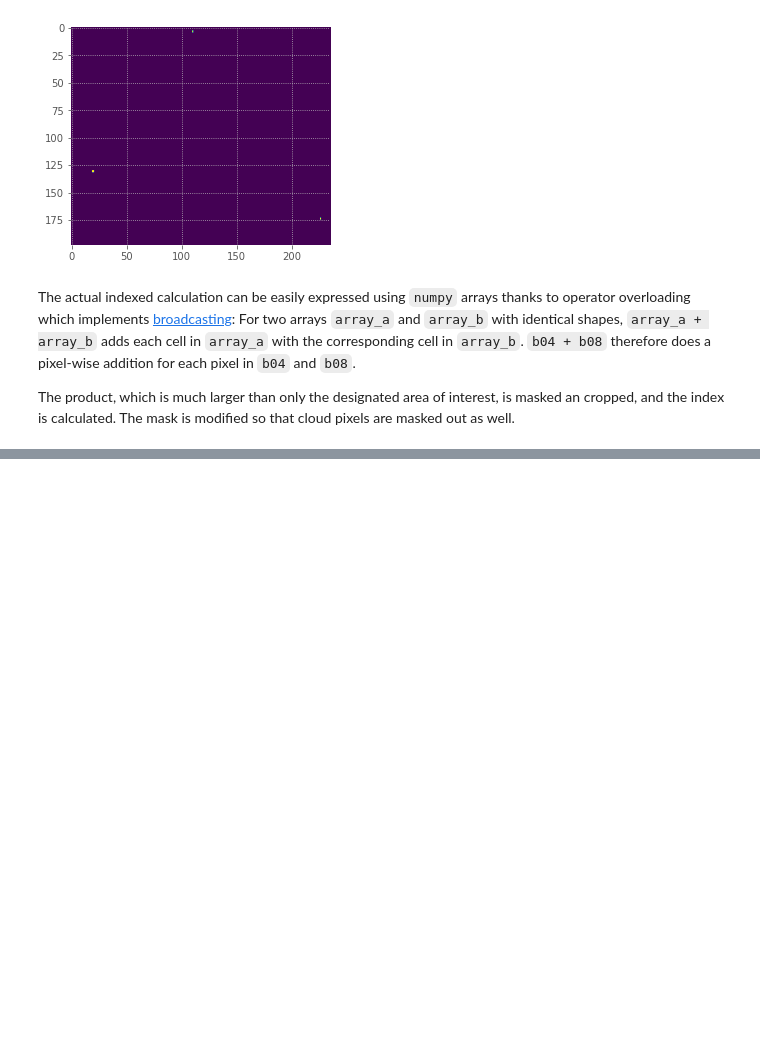
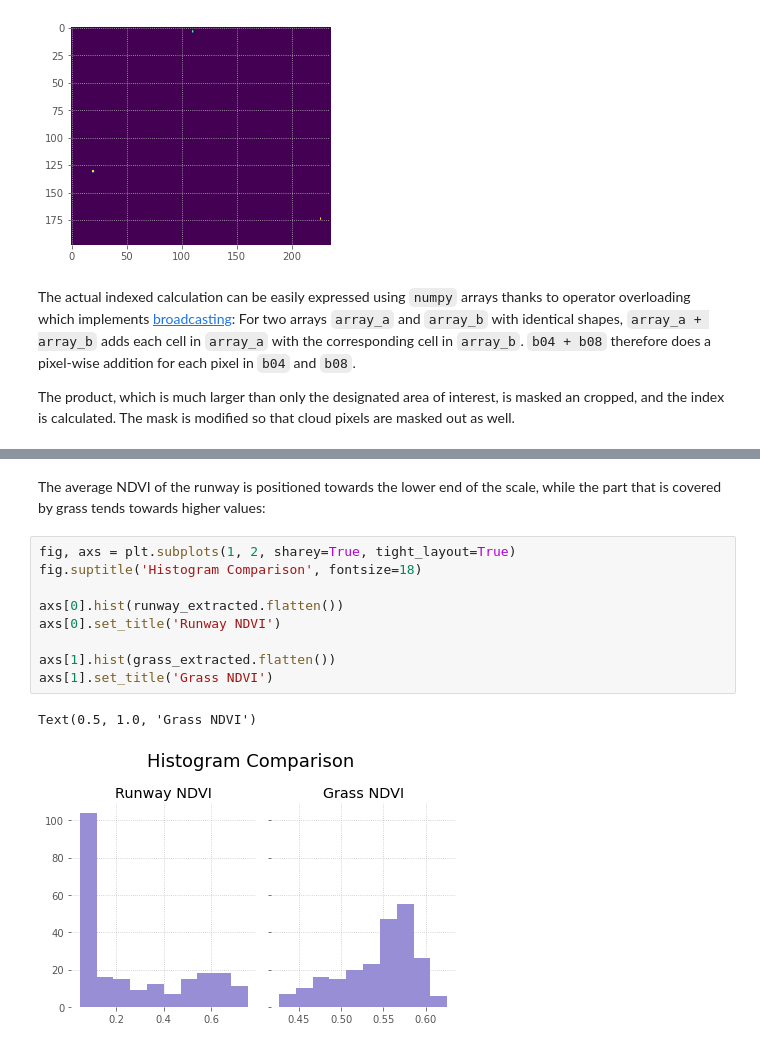
Before and after one commit to rrrnld/earth-observation-for-journalism, a Jupyter notebook: sources/02b NDVI.ipynb, the cells around one changed output, grey strips where cells are left out. Saved outputs shown, nothing was run; the diff lists cells and outputs as text; blank space fills up the shorter version.

```diff
--- a/sources/02b NDVI.ipynb
+++ b/sources/02b NDVI.ipynb
@@ -124,0 +168,14 @@ Source: [USGS](https://www.usgs.gov/core-science-systems/eros/phenology/science/
+# %% [markdown]
+The average NDVI of the runway is positioned towards the lower end of the scale, while the part that is covered by grass tends towards higher values:
+# %%
+fig, axs = plt.subplots(1, 2, sharey=True, tight_layout=True)
+fig.suptitle('Histogram Comparison', fontsize=18)
+
+axs[0].hist(runway_extracted.flatten())
+axs[0].set_title('Runway NDVI')
+
+axs[1].hist(grass_extracted.flatten())
+axs[1].set_title('Grass NDVI')
+# %% [output]
+Text(0.5, 1.0, 'Grass NDVI')
+[figure, added]
```
Also changed, not shown: parts of 4 cells of this notebook.
